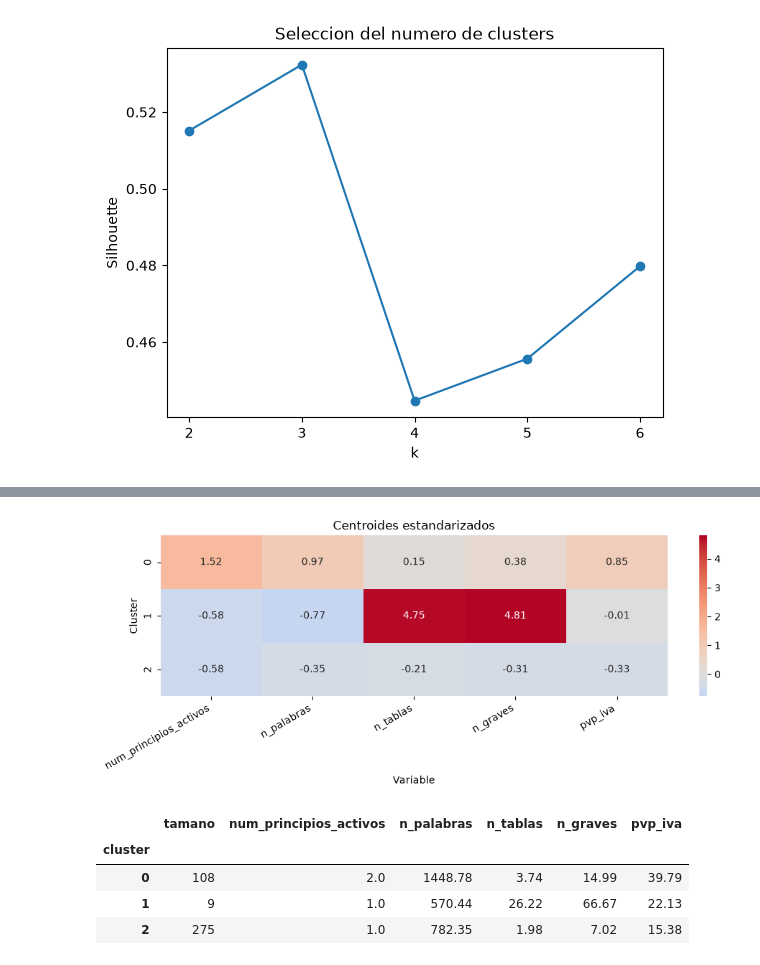
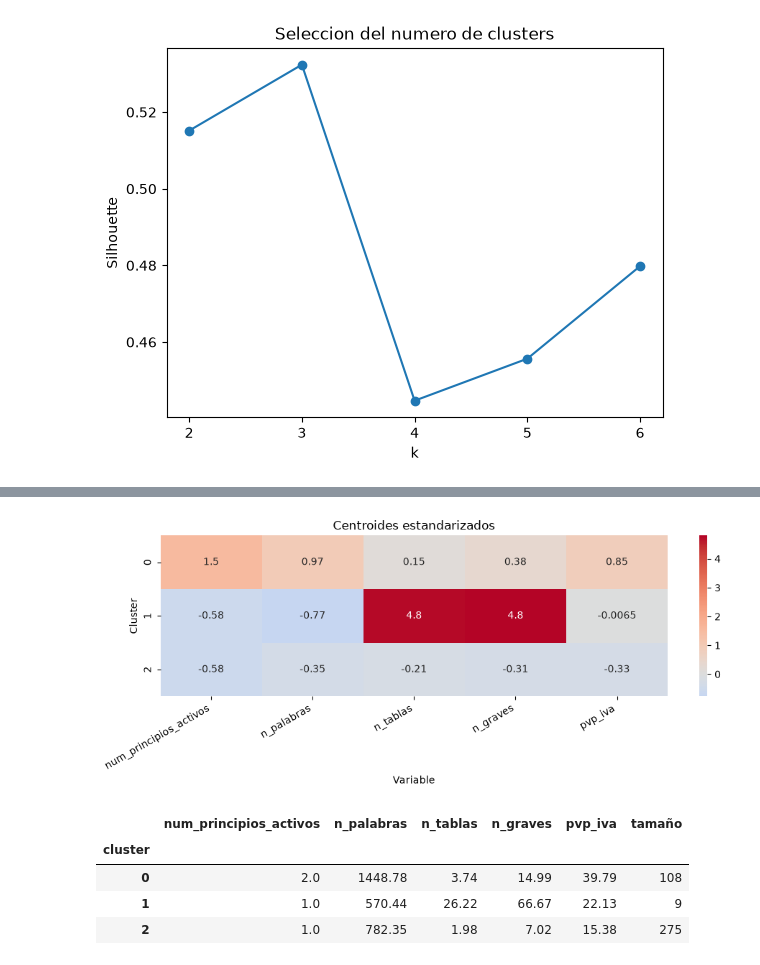
Before and after one commit to alvarofernandezsanchez/proyecto-asma, a Jupyter notebook: src/proyecto_asma/clustering.ipynb, the cells around one changed output, grey strips where cells are left out. Drawn from its saved outputs; the diff is of its cells as text; code cells hidden in the pictures.

```diff
--- a/src/proyecto_asma/clustering.ipynb
+++ b/src/proyecto_asma/clustering.ipynb
@@ -8,8 +8,8 @@ from sklearn.cluster import KMeans
 from sklearn.metrics import silhouette_score
 from sklearn.decomposition import PCA
 
-ruta = Path.cwd().parents[1] / "datos_limpios.csv"
-df = pd.read_csv(ruta)
+ruta = Path.cwd().parents[1]
+df = pd.read_csv(ruta / "datos_limpios.csv")
 # %%
 variables = ["num_principios_activos", "n_palabras", "n_tablas", "n_graves", "pvp_iva"]
 X = df[variables]
@@ -42,7 +41,8 @@ display(resultados)
 | 3 | 5 | 523.333367 | 0.455652 |
 | 4 | 6 | 420.391186 | 0.479801 |
 # %%
-k_elegido = int(resultados.loc[resultados["silhouette"].idxmax(), "k"])
+fila_max_k = resultados[resultados["silhouette"] == resultados["silhouette"].max()]
+k_elegido = fila_max_k["k"].values[0]
 modelo = modelos[k_elegido]
 etiquetas = modelo.labels_
 print(f"Se elige k={k_elegido}: mayor Silhouette entre los valores evaluados.")
@@ -71,7 +71,7 @@ plt.show()
 # %%
 centroides = pd.DataFrame(modelo.cluster_centers_, columns=variables)
 plt.figure(figsize=(10, 4))
-sns.heatmap(centroides, annot=True, fmt=".2f", cmap="coolwarm", center=0)
+sns.heatmap(centroides, annot=True, cmap="coolwarm", center=0)
 plt.xlabel("Variable")
 plt.ylabel("Cluster")
 plt.title("Centroides estandarizados")
@@ -79,16 +79,17 @@ plt.xticks(rotation=30, ha="right")
 plt.tight_layout()
 plt.show()
 # %% [output]
-[figure, old version]
+[figure, new version]
 # %%
-grupos = df.assign(cluster=etiquetas).groupby("cluster")
+df["cluster"] = etiquetas
+grupos = df.groupby("cluster")
 resumen = grupos[variables].mean()
-resumen.insert(0, "tamano", grupos.size())
-display(resumen.round(2))
+resumen["tamaño"] = grupos.size()
+resumen.round(2)
 # %% [output]
-|  | tamano | num_principios_activos | n_palabras | n_tablas | n_graves | pvp_iva |
+|  | num_principios_activos | n_palabras | n_tablas | n_graves | pvp_iva | tamaño |
 | cluster |  |  |  |  |  |  |
-| 0 | 108 | 2.0 | 1448.78 | 3.74 | 14.99 | 39.79 |
-| 1 | 9 | 1.0 | 570.44 | 26.22 | 66.67 | 22.13 |
-| 2 | 275 | 1.0 | 782.35 | 1.98 | 7.02 | 15.38 |
+| 0 | 2.0 | 1448.78 | 3.74 | 14.99 | 39.79 | 108 |
+| 1 | 1.0 | 570.44 | 26.22 | 66.67 | 22.13 | 9 |
+| 2 | 1.0 | 782.35 | 1.98 | 7.02 | 15.38 | 275 |
 # %% [markdown]
```
Also changed, not shown: parts of 5 cells of this notebook, 2 other files.
